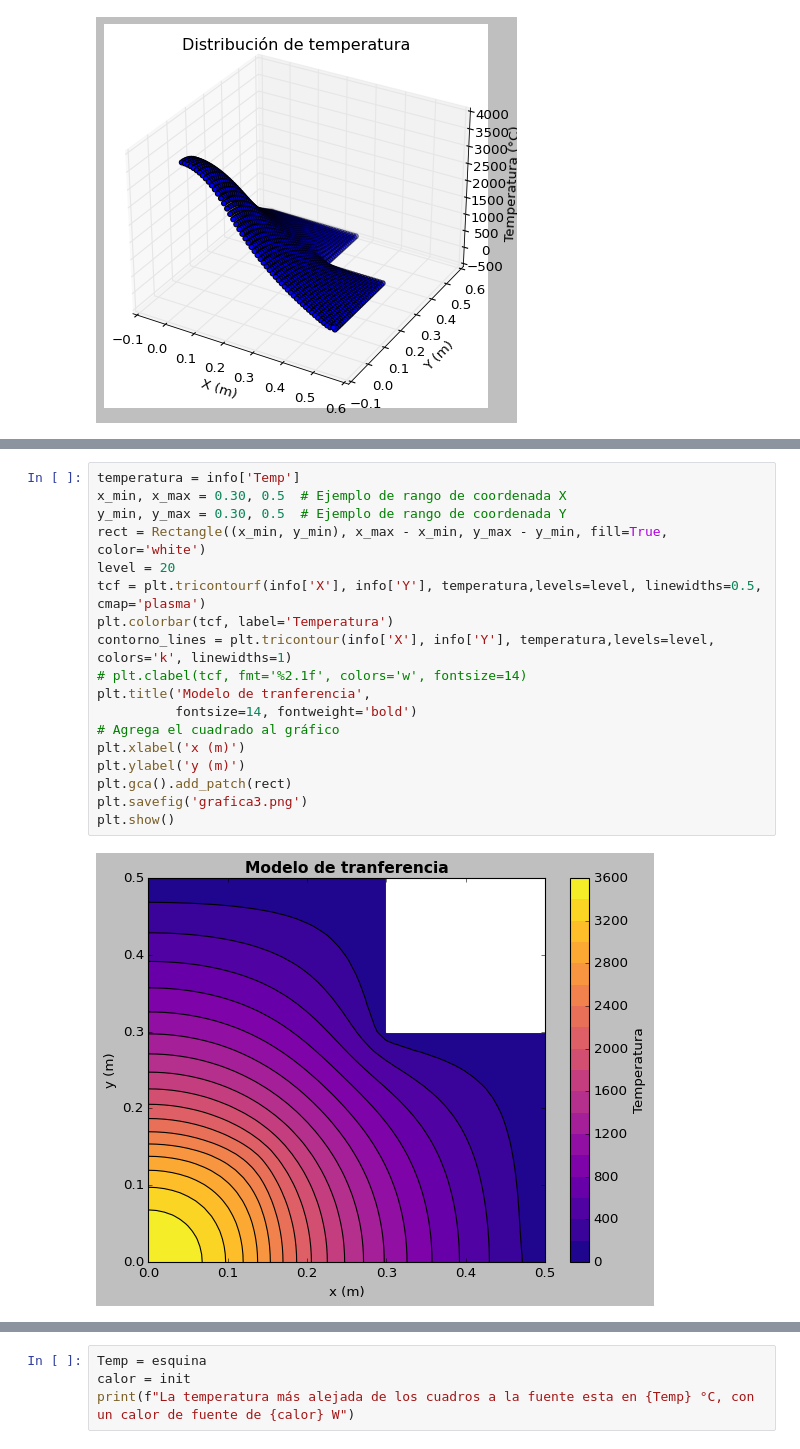
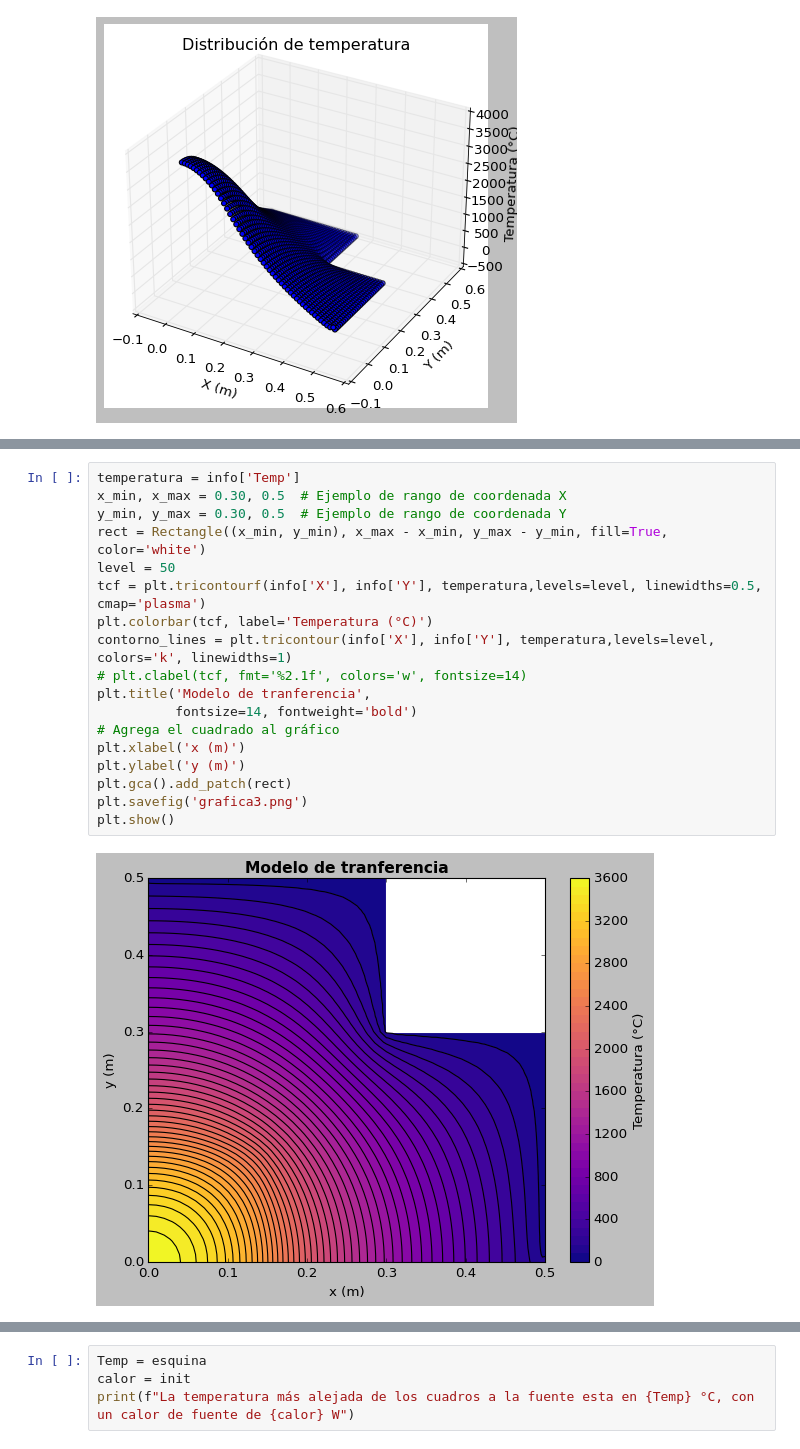
Before and after one commit to DuneV/Termofluidos-II, a Jupyter notebook: Termo.ipynb, the cells around one changed output, grey strips where cells are left out. Drawn from its saved outputs; the diff is of its cells as text.

```diff
--- a/Termo.ipynb
+++ b/Termo.ipynb
@@ -597,23 +597,23 @@ plt.savefig("curva1.png")
 # %%
 temperatura = info['Temp']
 x_min, x_max = 0.30, 0.5  # Ejemplo de rango de coordenada X
 y_min, y_max = 0.30, 0.5  # Ejemplo de rango de coordenada Y
 rect = Rectangle((x_min, y_min), x_max - x_min, y_max - y_min, fill=True, color='white')
-level = 20
+level = 50
 tcf = plt.tricontourf(info['X'], info['Y'], temperatura,levels=level, linewidths=0.5, cmap='plasma')
-plt.colorbar(tcf, label='Temperatura')
+plt.colorbar(tcf, label='Temperatura (°C)')
 contorno_lines = plt.tricontour(info['X'], info['Y'], temperatura,levels=level, colors='k', linewidths=1)
 # plt.clabel(tcf, fmt='%2.1f', colors='w', fontsize=14)
 plt.title('Modelo de tranferencia',
           fontsize=14, fontweight='bold')
 # Agrega el cuadrado al gráfico
 plt.xlabel('x (m)')
 plt.ylabel('y (m)')
 plt.gca().add_patch(rect)
 plt.savefig('grafica3.png')
 plt.show()
 # %% [output]
-[figure, old version]
+[figure, new version]
 # %%
 temperatura = info['Temp']
 # Define las coordenadas y tamaños de los dos cuadrados
```
Also changed, not shown: parts of 3 cells of this notebook, 4 other files.
